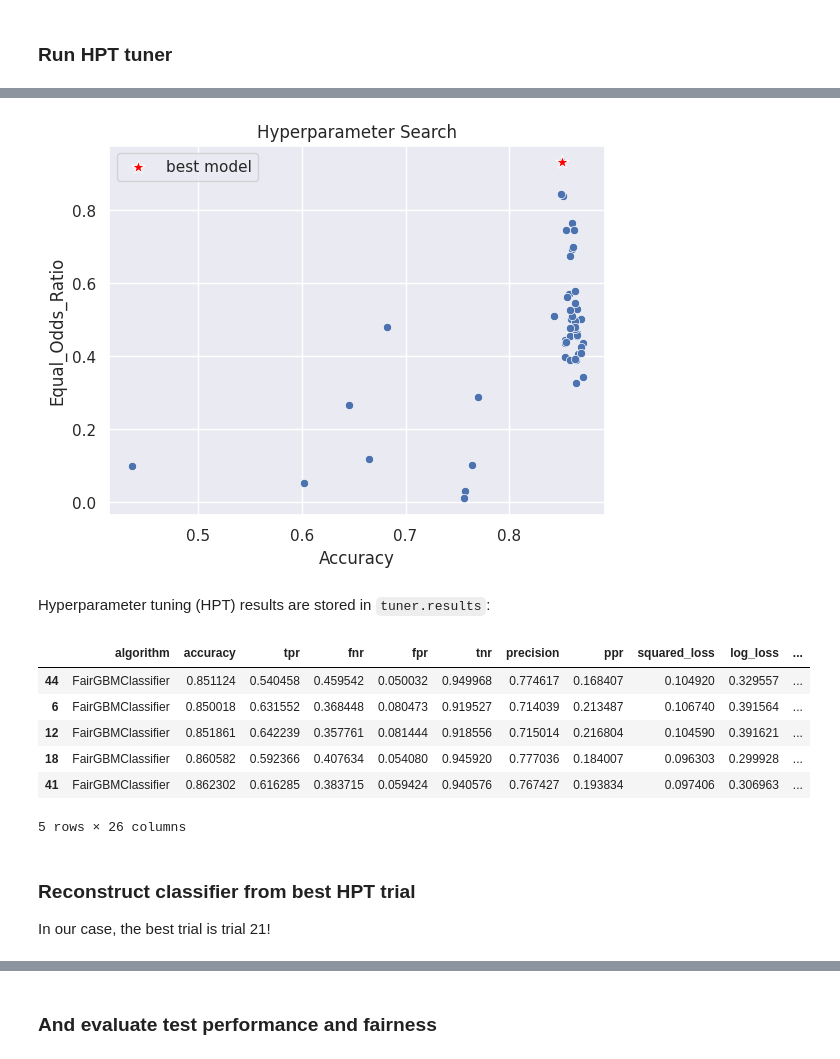
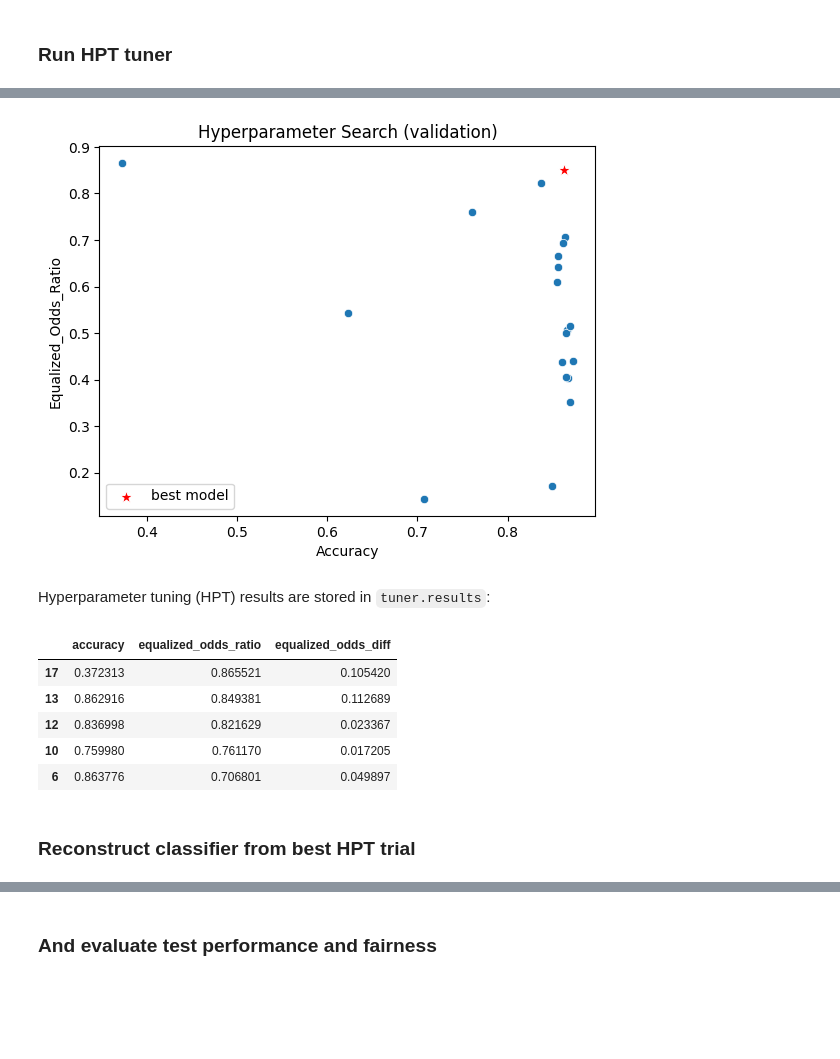
Before and after one commit to feedzai/fairgbm, a Jupyter notebook: examples/FairGBM-python-notebooks/UCI-Adult-example-with-hyperparameter-tuning.ipynb, the cells around one changed output, grey strips where cells are left out. Cells and saved outputs as stored; diff of their text form; code cells hidden in the pictures; blank space fills up the shorter version.

```diff
--- a/examples/FairGBM-python-notebooks/UCI-Adult-example-with-hyperparameter-tuning.ipynb
+++ b/examples/FairGBM-python-notebooks/UCI-Adult-example-with-hyperparameter-tuning.ipynb
@@ -11,7 +12,12 @@ from pathlib import Path
 import pandas as pd
 import numpy as np
 # %%
+N_TRIALS = 20
+N_JOBS = max(2, os.cpu_count())
 SEED = 42
+
+PERF_METRIC = "accuracy"
+FAIR_METRIC = "equalized_odds_ratio"
 # %% [markdown]
 ### Load data
 # %%
@@ -95,10 +100,10 @@ obj_func = ObjectiveFunction(
     X_train=X_train, y_train=Y_train, s_train=S_train,
     X_val=X_val, y_val=Y_val, s_val=S_val,
     hyperparameter_space=HYPERPARAM_SPACE_PATH,
-    eval_metric="accuracy",
-    other_eval_metric="equal_odds_ratio",
+    eval_metric=PERF_METRIC,
+    other_eval_metric=FAIR_METRIC,
     threshold=0.50,
-    alpha=0.50,   # how much weight to give to `other_eval_metric`
+    alpha=0.50,   # relative weight of `eval_metric` vs `other_eval_metric`
 )
 
 tuner = OptunaTuner(
@@ -137,24 +122,23 @@ Wall time: 29.3 s
 # %%
-tuner.objective_function.plot()
+obj_func.plot()
 # %% [output]
-[figure, old version]
+[figure, new version]
 # %% [markdown]
 Hyperparameter tuning (HPT) results are stored in `tuner.results`:
 # %%
 # Show results with best fairness
-tuner.results.sort_values(by="equal_odds_ratio", ascending=False).head()
+tuner.results.sort_values(by=FAIR_METRIC, ascending=False).head()[
+    [PERF_METRIC, FAIR_METRIC, "equalized_odds_diff"]
+]
 # %% [output]
-|  | algorithm | accuracy | tpr | fnr | fpr | tnr | precision | ppr | squared_loss | log_loss | ... |
-| 44 | FairGBMClassifier | 0.851124 | 0.540458 | 0.459542 | 0.050032 | 0.949968 | 0.774617 | 0.168407 | 0.104920 | 0.329557 | ... |
-| 6 | FairGBMClassifier | 0.850018 | 0.631552 | 0.368448 | 0.080473 | 0.919527 | 0.714039 | 0.213487 | 0.106740 | 0.391564 | ... |
-| 12 | FairGBMClassifier | 0.851861 | 0.642239 | 0.357761 | 0.081444 | 0.918556 | 0.715014 | 0.216804 | 0.104590 | 0.391621 | ... |
-| 18 | FairGBMClassifier | 0.860582 | 0.592366 | 0.407634 | 0.054080 | 0.945920 | 0.777036 | 0.184007 | 0.096303 | 0.299928 | ... |
-| 41 | FairGBMClassifier | 0.862302 | 0.616285 | 0.383715 | 0.059424 | 0.940576 | 0.767427 | 0.193834 | 0.097406 | 0.306963 | ... |
+|  | accuracy | equalized_odds_ratio | equalized_odds_diff |
+| 17 | 0.372313 | 0.865521 | 0.105420 |
+| 13 | 0.862916 | 0.849381 | 0.112689 |
+| 12 | 0.836998 | 0.821629 | 0.023367 |
+| 10 | 0.759980 | 0.761170 | 0.017205 |
+| 6 | 0.863776 | 0.706801 | 0.049897 |
-5 rows × 26 columns
 # %% [markdown]
 ### Reconstruct classifier from best HPT trial
-
-In our case, the best trial is trial 21!
 # %%
 print(f"Best trial was #{obj_func.best_trial.id}.")
 # %% [output]
```
Also changed, not shown: parts of 9 cells of this notebook, 7 other files.
